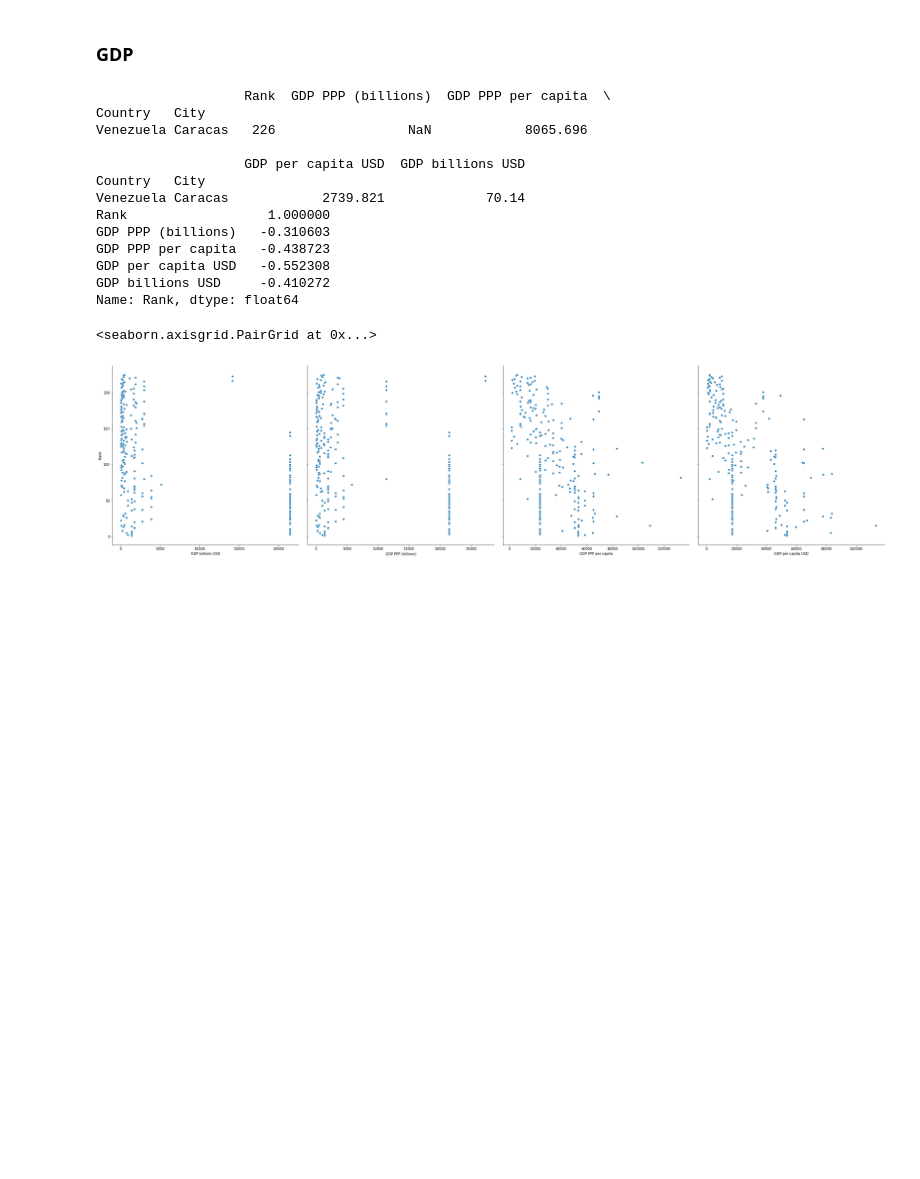
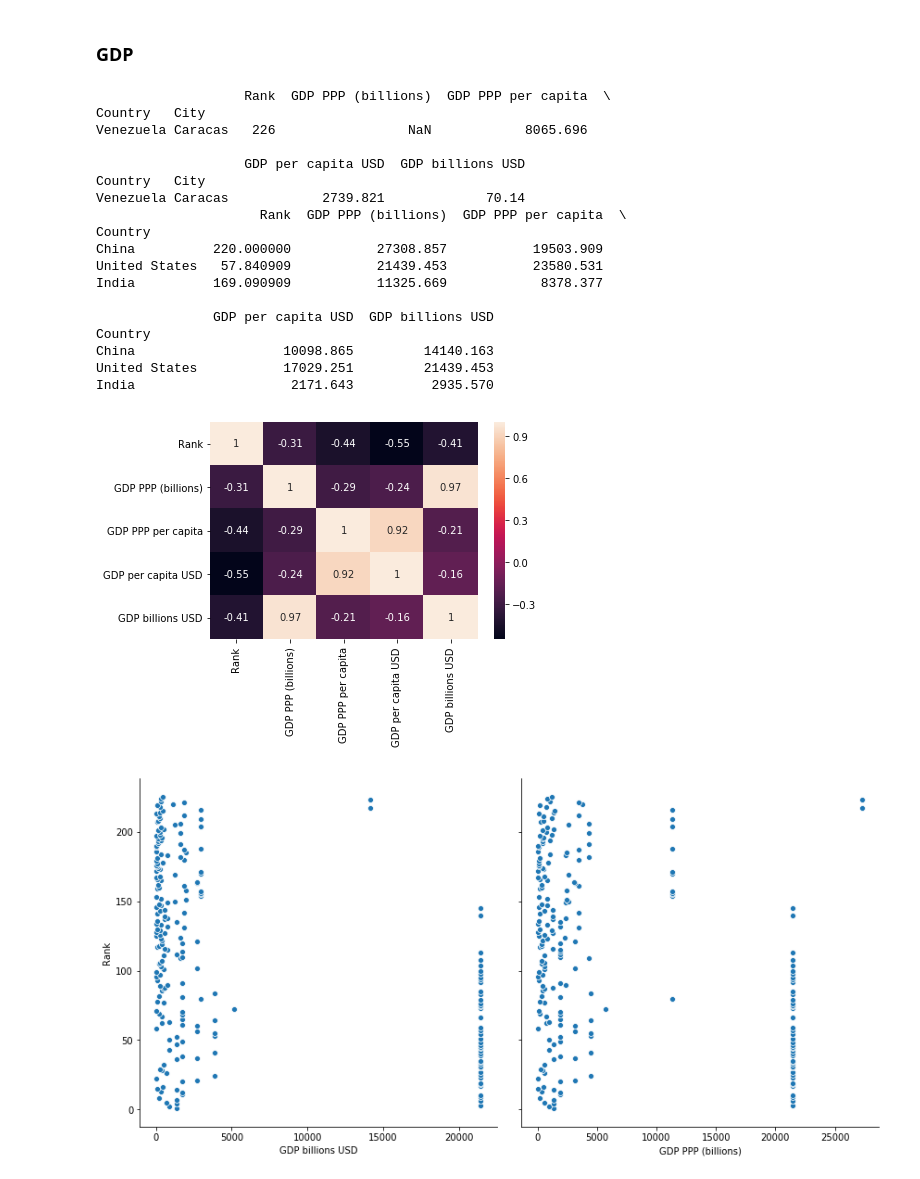
Before and after one commit to pantos1/dopp_ex3_city_livability, a Jupyter notebook: piotr.ipynb, the cells around one changed output. Cells and saved outputs as stored; diff of their text form; code cells hidden in the pictures; blank space fills up the shorter version.

```diff
--- a/piotr.ipynb
+++ b/piotr.ipynb
@@ -245,36 +249,48 @@ Taiwan  Taipei                        NaN
 # %%
 filepath = 'data/imf/gdp_2019.csv'
 gdp_2019 = pd.read_csv(filepath, sep=';', na_values='no data')
 gdp_2019.replace({'Country': country_names_dict}, inplace=True)
 gdp_2019.set_index('Country', inplace=True)
 
 gdp_ranks = ranks.merge(gdp_2019, left_on='Country', right_index=True, how='left')
 gdp_ranks.loc['Switzerland', 'GDP PPP per capita'] = 64649 # imputed with value from Wikipedia
 gdp_ranks.loc['Switzerland', 'GDP per capita USD'] = 82950 # imputed with value from Wikipedia
 print(gdp_ranks[pd.isnull(gdp_ranks).values])
 gdp_ranks.dropna(inplace=True)
 corr = gdp_ranks.corr()
 
-print(corr['Rank'])
+sns.heatmap(corr, annot=True)
 
 sns.pairplot(gdp_ranks,
-             x_vars=['GDP billions USD', 'GDP PPP (billions)', 'GDP PPP per capita', 'GDP per capita USD'],
+             x_vars=['GDP billions USD', 'GDP PPP (billions)'],
              y_vars='Rank',
-             height=8
+             height=6
             )
+sns.pairplot(gdp_ranks,
+             x_vars=['GDP per capita USD', 'GDP PPP per capita'],
+             y_vars='Rank',
+             height=6
+            )
+
+print(gdp_ranks.groupby(level='Country').mean().nlargest(3, 'GDP PPP (billions)'))
 # %% [output]
                    Rank  GDP PPP (billions)  GDP PPP per capita  \
 Country   City
 Venezuela Caracas   226                 NaN            8065.696
 
                    GDP per capita USD  GDP billions USD
 Country   City
 Venezuela Caracas            2739.821             70.14
-Rank                  1.000000
-GDP PPP (billions)   -0.310603
-GDP PPP per capita   -0.438723
-GDP per capita USD   -0.552308
-GDP billions USD     -0.410272
-Name: Rank, dtype: float64
+                     Rank  GDP PPP (billions)  GDP PPP per capita  \
+Country
+China          220.000000           27308.857           19503.909
+United States   57.840909           21439.453           23580.531
+India          169.090909           11325.669            8378.377
+
+               GDP per capita USD  GDP billions USD
+Country
+China                   10098.865         14140.163
+United States           17029.251         21439.453
+India                    2171.643          2935.570
-<seaborn.axisgrid.PairGrid at 0x...>
-[figure, old version]
+[figure, new version]
+[figure, added]
```
Also changed, not shown: parts of 12 cells of this notebook.
